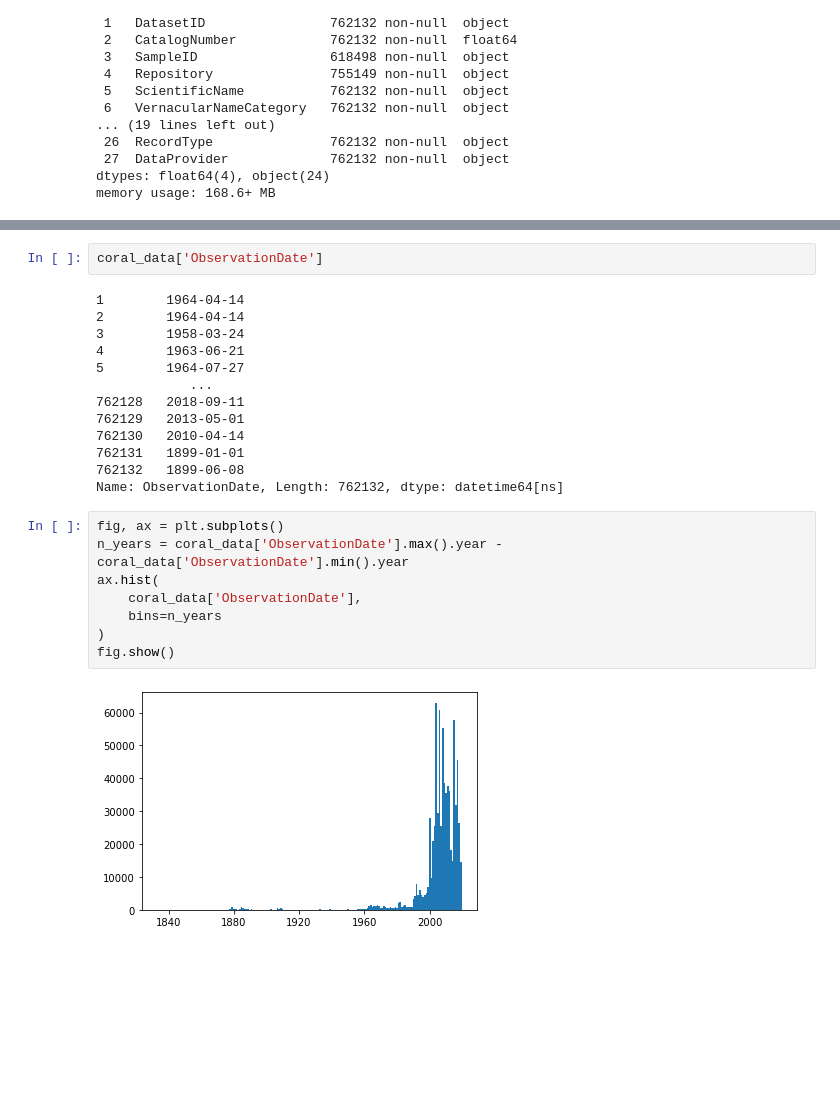
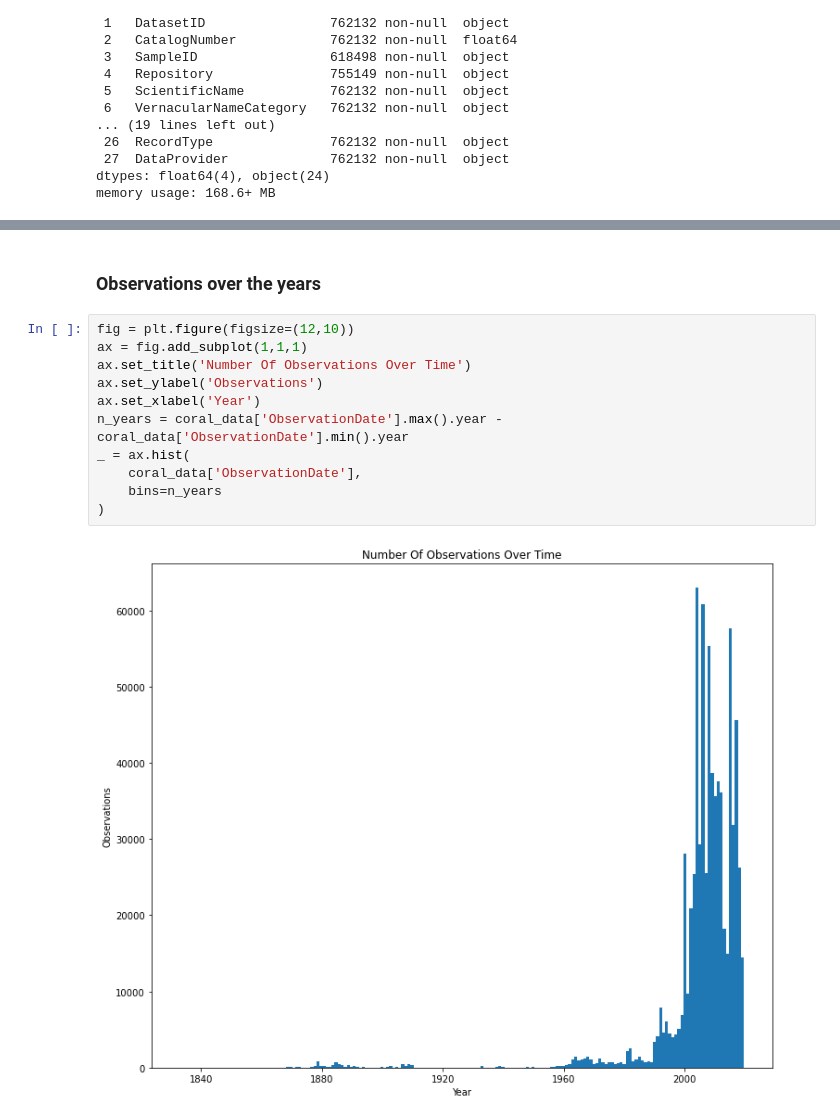
Before and after one commit to kylepollina/earthscience, a Jupyter notebook: notebooks/Coral Data/Deep Sea Coral.ipynb, the cells around one changed output, grey strips where cells are left out. Saved outputs shown, nothing was run; the diff lists cells and outputs as text; blank space fills up the shorter version.

```diff
--- a/notebooks/Coral Data/Deep Sea Coral.ipynb
+++ b/notebooks/Coral Data/Deep Sea Coral.ipynb
@@ -82,28 +71,18 @@ def clean_date(date):
 coral_data['ObservationDate'] = coral_data['ObservationDate'].map(lambda x: clean_date((x)))
-# %%
-coral_data['ObservationDate']
-# %% [output]
-1        1964-04-14
-2        1964-04-14
-3        1958-03-24
-4        1963-06-21
-5        1964-07-27
-            ...
-762128   2018-09-11
-762129   2013-05-01
-762130   2010-04-14
-762131   1899-01-01
-762132   1899-06-08
-Name: ObservationDate, Length: 762132, dtype: datetime64[ns]
+# %% [markdown]
+### Observations over the years
 # %%
-fig, ax = plt.subplots()
+fig = plt.figure(figsize=(12,10))
+ax = fig.add_subplot(1,1,1)
+ax.set_title('Number Of Observations Over Time')
+ax.set_ylabel('Observations')
+ax.set_xlabel('Year')
 n_years = coral_data['ObservationDate'].max().year - coral_data['ObservationDate'].min().year
-ax.hist(
+_ = ax.hist(
     coral_data['ObservationDate'],
     bins=n_years
 )
-fig.show()
 # %% [output]
-[figure, old version]
+[figure, new version]
 # %%
 def clean_geopoints(point):
```
Also changed, not shown: parts of 20 cells of this notebook, 3 other files.
